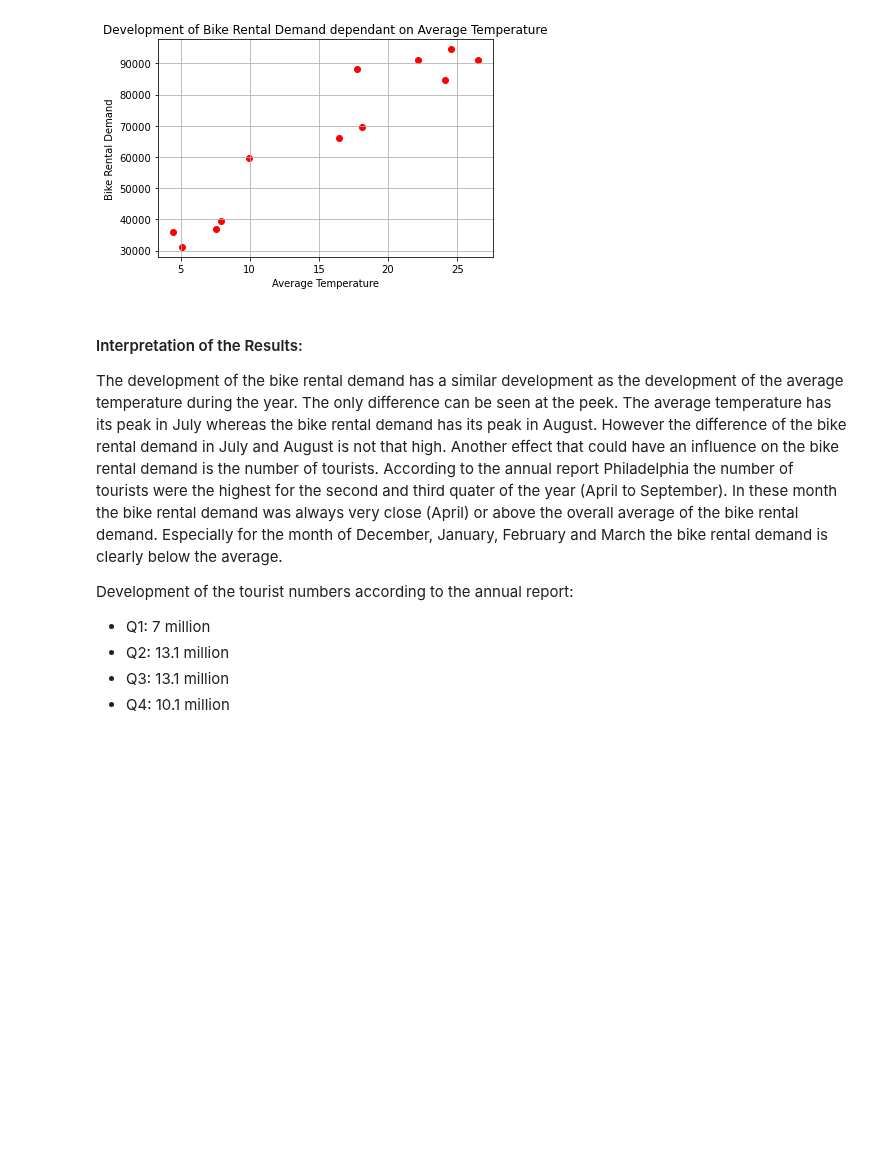
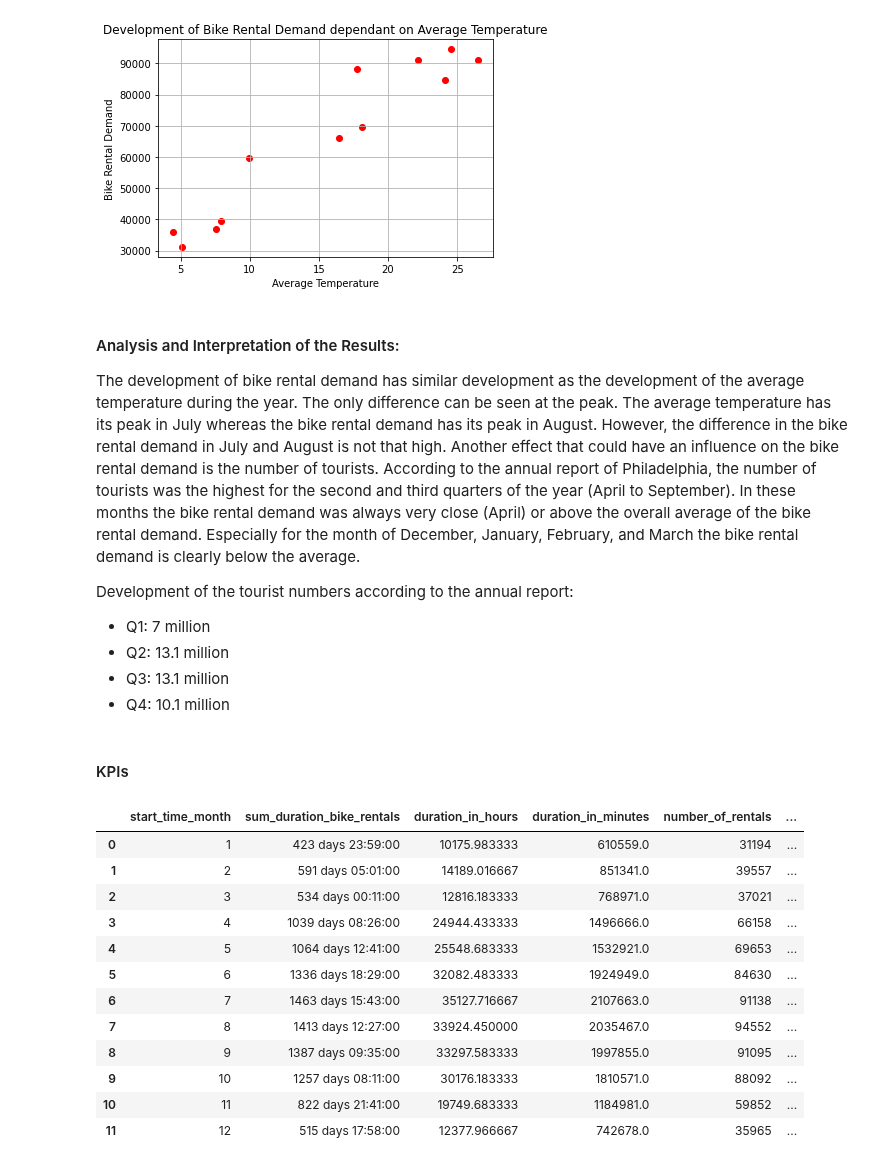
Before and after one commit to yassinehammou27/intentionally_blank, a Jupyter notebook: Results.ipynb, the cells around one changed output. Cells and saved outputs as stored; diff of their text form; code cells hidden in the pictures; blank space fills up the shorter version.

Commit message:
add interpretation and kpis

```diff
--- a/Results.ipynb
+++ b/Results.ipynb
@@ -327,14 +347,16 @@ plt.show()
 # %% [output]
 [figure]
 # %% [markdown]
-#### Interpretation of the Results:
+#### Analysis and Interpretation of the Results:
 
-The development of the bike rental demand has a similar development as the development of the average temperature during the year.
-The only difference can be seen at the peek. The average temperature has its peak in July whereas the bike rental demand has its peak in August. However the difference of the bike rental demand in July and August is not that high. Another effect that could have an influence on the bike rental demand is the number of tourists. According to the annual report Philadelphia the number of tourists were the highest for the second and third quater of the year (April to September). In these month the bike rental demand was always very close (April) or above the overall average of the bike rental demand.
-Especially for the month of December, January, February and March the bike rental demand is clearly below the average.
+The development of bike rental demand has similar development as the development of the average temperature during the year.
+The only difference can be seen at the peak. The average temperature has its peak in July whereas the bike rental demand has its peak in August. However, the difference in the bike rental demand in July and August is not that high. Another effect that could have an influence on the bike rental demand is the number of tourists. According to the annual report of Philadelphia, the number of tourists was the highest for the second and third quarters of the year (April to September). In these months the bike rental demand was always very close (April) or above the overall average of the bike rental demand.
+Especially for the month of December, January, February, and March the bike rental demand is clearly below the average.
 
 Development of the tourist numbers according to the annual report:
 - Q1: 7 million
 - Q2: 13.1 million
 - Q3: 13.1 million
 - Q4: 10.1 million
+# %% [markdown]
+#### KPIs
@@ -340,0 +369,16 @@ Development of the tourist numbers according to the annual report:
+# %%
+df_duration_monthly
+# %% [output]
+|  | start_time_month | sum_duration_bike_rentals | duration_in_hours | duration_in_minutes | number_of_rentals | ... |
+| 0 | 1 | 423 days 23:59:00 | 10175.983333 | 610559.0 | 31194 | ... |
+| 1 | 2 | 591 days 05:01:00 | 14189.016667 | 851341.0 | 39557 | ... |
+| 2 | 3 | 534 days 00:11:00 | 12816.183333 | 768971.0 | 37021 | ... |
+| 3 | 4 | 1039 days 08:26:00 | 24944.433333 | 1496666.0 | 66158 | ... |
+| 4 | 5 | 1064 days 12:41:00 | 25548.683333 | 1532921.0 | 69653 | ... |
+| 5 | 6 | 1336 days 18:29:00 | 32082.483333 | 1924949.0 | 84630 | ... |
+| 6 | 7 | 1463 days 15:43:00 | 35127.716667 | 2107663.0 | 91138 | ... |
+| 7 | 8 | 1413 days 12:27:00 | 33924.450000 | 2035467.0 | 94552 | ... |
+| 8 | 9 | 1387 days 09:35:00 | 33297.583333 | 1997855.0 | 91095 | ... |
+| 9 | 10 | 1257 days 08:11:00 | 30176.183333 | 1810571.0 | 88092 | ... |
+| 10 | 11 | 822 days 21:41:00 | 19749.683333 | 1184981.0 | 59852 | ... |
+| 11 | 12 | 515 days 17:58:00 | 12377.966667 | 742678.0 | 35965 | ... |
```
Also changed, not shown: parts of 10 cells of this notebook.
